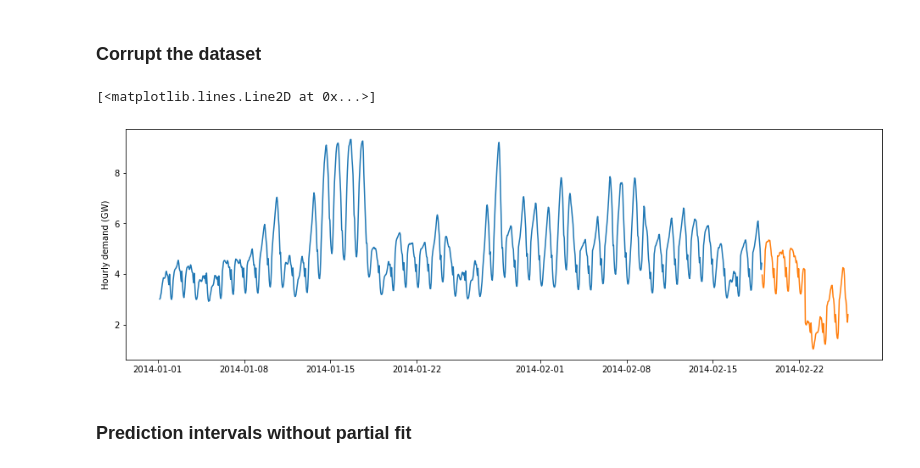
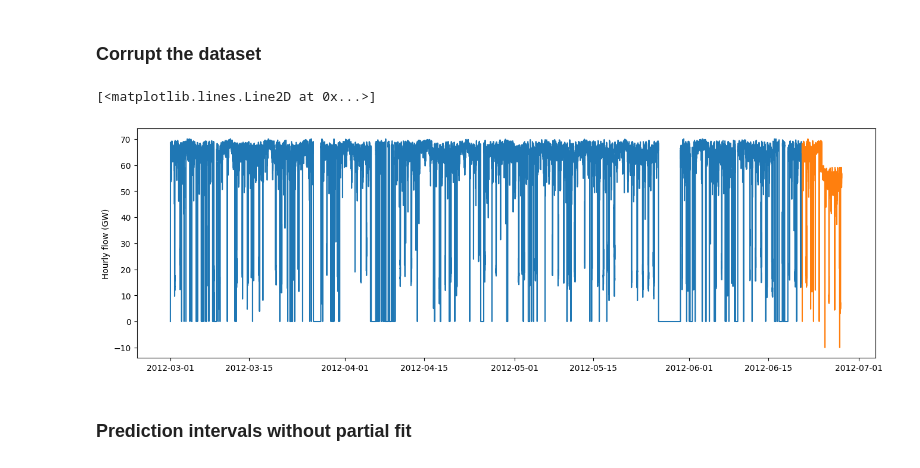
Before and after one commit to ken-varghese/EnbPI, a Jupyter notebook: traffic-cp.ipynb, the cells around one changed output. Drawn from its saved outputs; the diff is of its cells as text; code cells hidden in the pictures.

Commit message:
flow with change point

```diff
--- a/traffic-cp.ipynb
+++ b/traffic-cp.ipynb
@@ -406,28 +449,28 @@ We will now see how MAPIE adapts its prediction intervals when a brutal changepo
 ### Corrupt the dataset
 # %%
 demand_df_corrupted = demand_df.copy()
-demand_df_corrupted.Demand.iloc[-int(num_test_steps/2):] -= 2
+demand_df_corrupted.flow.iloc[-int(num_test_steps/2):] -= 10
 # %%
 n_lags = 5
 for hour in range(1, n_lags):
-    demand_df[f"Lag_{hour}"] = demand_df["Demand"].shift(hour)
+    demand_df[f"Lag_{hour}"] = demand_df["flow"].shift(hour)
 demand_train_corrupted = demand_df_corrupted.iloc[:-num_test_steps, :].copy()
 demand_test_corrupted = demand_df_corrupted.iloc[-num_test_steps:, :].copy()
 
 X_train = demand_train_corrupted.loc[
     ~np.any(demand_train_corrupted[features].isnull(), axis=1), features
 ]
-y_train = demand_train_corrupted.loc[X_train.index, "Demand"]
+y_train = demand_train_corrupted.loc[X_train.index, "flow"]
 X_test = demand_test_corrupted.loc[:, features]
-y_test = demand_test_corrupted["Demand"]
+y_test = demand_test_corrupted["flow"]
 # %%
 plt.figure(figsize=(16, 5))
-plt.ylabel("Hourly demand (GW)")
+plt.ylabel("Hourly flow (GW)")
 plt.plot(y_train)
 plt.plot(y_test)
 # %% [output]
 [<matplotlib.lines.Line2D at 0x...>]
-[figure, old version]
+[figure, new version]
 # %% [markdown]
 ### Prediction intervals without partial fit
 # %%
```
Also changed, not shown: parts of 8 cells of this notebook.
